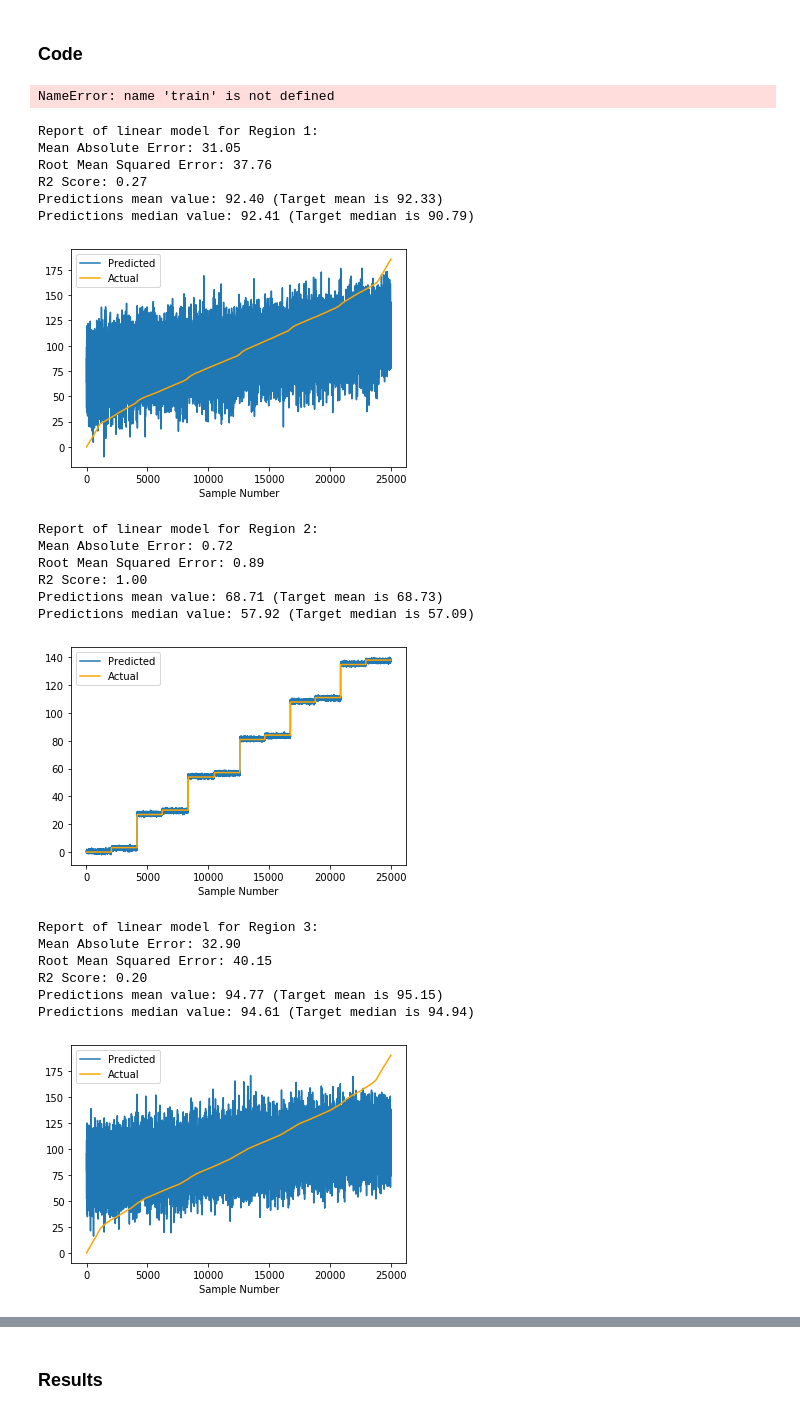
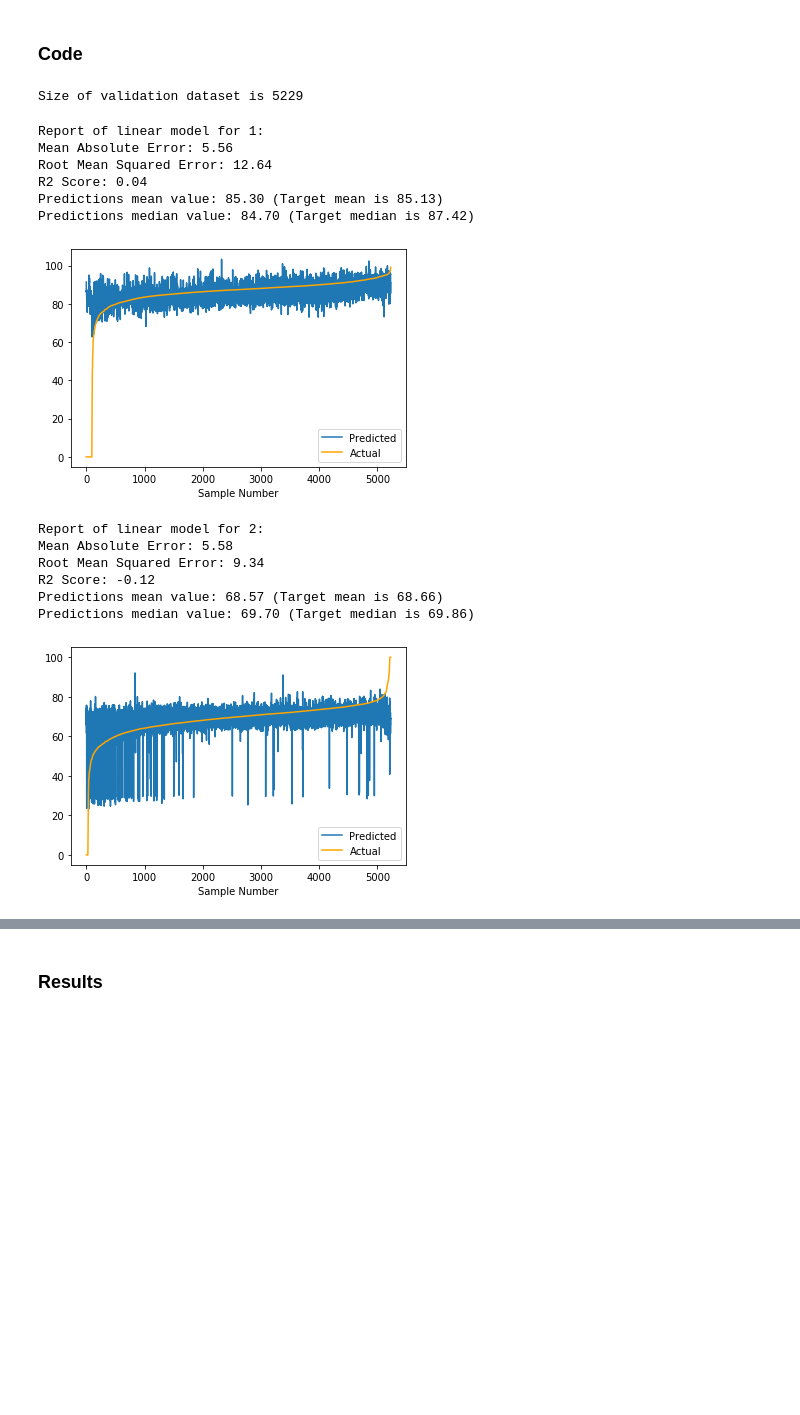
Before and after one commit to lucasmouragomes/portfolio, a Jupyter notebook: gold_mining/sprint10_project.ipynb, the cells around one changed output, grey strips where cells are left out. Saved outputs shown, nothing was run; the diff lists cells and outputs as text; code cells hidden in the pictures; blank space fills up the shorter version.

```diff
--- a/gold_mining/sprint10_project.ipynb
+++ b/gold_mining/sprint10_project.ipynb
@@ -221,6 +221,6 @@ rougher.input.floatbank10_sulfate           0.000000
 dtype: float64
 # %%
 train_columns = df['test'].columns
-train_columns = train_columns.union(['final.output.recovery'])
+train_columns = train_columns.union(['final.output.recovery', 'rougher.output.recovery'])
 
 df['train'] = df['train'].iloc[df['train'].loc[:, train_columns].dropna()['date'].notna().index]
@@ -324,6 +334,10 @@ plt.show()
 *Graph Analysis*
 # %% [markdown]
 By looking at the graphs above...
+# %%
+for stage in stages:
+    for i in range(3):
+        df['train'] = df['train'][df['train'][stages[stage][i] + 'au'] > 0.1]
 # %%
 feed_size = pd.concat([df['train']['rougher.input.feed_size'], df['test']['rougher.input.feed_size']], axis=1)
 
@@ -447,53 +461,56 @@ def report(target, features=None, predictions=None, model=None, predictions_prob
 train_target = []
 train_feat = []
 
-x, y = target_features(train, 'rougher.output.recovery', remove=['final.output.recovery'])
+x, y = target_features(train, 'rougher.output.recovery', remove=['final.output.recovery', 'date'])
 train_target.append(x)
 train_feat.append(y)
 
-x, y = target_features(train, 'final.output.recovery')
+x, y = target_features(train, 'final.output.recovery', remove=['date'])
 train_target.append(x)
 train_feat.append(y)
-
-valid_target = []
-valid_feat = []
-for i in range(3):
-    x, y = target_features(valid[i], 'product', remove=['id'])
-    valid_target.append(x)
-    valid_feat.append(y)
-# %% [output]
-NameError: name 'train' is not defined
+# %%
+full_test = pd.concat([df['full'], df['test']], axis=0).reset_index(drop=True)
+full_test_index = full_test.loc[:, df['test'].columns].duplicated(keep='last')
+valid = full_test.loc[full_test_index, train_columns].dropna()
+
+print('Size of validation dataset is ' + str(valid.shape[0]))
+
+valid_target = []
+valid_feat = []
+
+x, y = target_features(valid, 'rougher.output.recovery', remove=['final.output.recovery', 'date'])
+valid_target.append(x)
+valid_feat.append(y)
+
+x, y = target_features(valid, 'final.output.recovery', remove=['date'])
+valid_target.append(x)
+valid_feat.append(y)
+# %% [output]
+Size of validation dataset is 5229
 # %%
 # Launching linear model
 linear_model = []
-for i in range(3):
+for i in range(2):
     linear_model.append(LinearRegression(normalize=True))
 
 valid_predict = []
-for i in range(3):
-    print(f'Report of linear model for Region {i+1}:')
+for i in range(2):
+    print(f'Report of linear model for {i+1}:')
     linear_model[i].fit(train_feat[i], train_target[i])
     valid_predict.append(report(valid_target[i], features=valid_feat[i], model=linear_model[i], classifier=False))
     print('\n')
 # %% [output]
-Report of linear model for Region 1:
-Mean Absolute Error: 31.05
-Root Mean Squared Error: 37.76
-R2 Score: 0.27
-Predictions mean value: 92.40 (Target mean is 92.33)
-Predictions median value: 92.41 (Target median is 90.79)
+Report of linear model for 1:
+Mean Absolute Error: 5.56
+Root Mean Squared Error: 12.64
+R2 Score: 0.04
+Predictions mean value: 85.30 (Target mean is 85.13)
+Predictions median value: 84.70 (Target median is 87.42)
-[figure, old version]
+[figure, new version]
-Report of linear model for Region 2:
-Mean Absolute Error: 0.72
-Root Mean Squared Error: 0.89
-R2 Score: 1.00
-Predictions mean value: 68.71 (Target mean is 68.73)
-Predictions median value: 57.92 (Target median is 57.09)
+Report of linear model for 2:
+Mean Absolute Error: 5.58
+Root Mean Squared Error: 9.34
+R2 Score: -0.12
+Predictions mean value: 68.57 (Target mean is 68.66)
+Predictions median value: 69.70 (Target median is 69.86)
-[figure, old version]
+[figure, new version]
-Report of linear model for Region 3:
-Mean Absolute Error: 32.90
-Root Mean Squared Error: 40.15
-R2 Score: 0.20
-Predictions mean value: 94.77 (Target mean is 95.15)
-Predictions median value: 94.61 (Target median is 94.94)
-[figure, removed]
```
Also changed, not shown: parts of 7 cells of this notebook.
